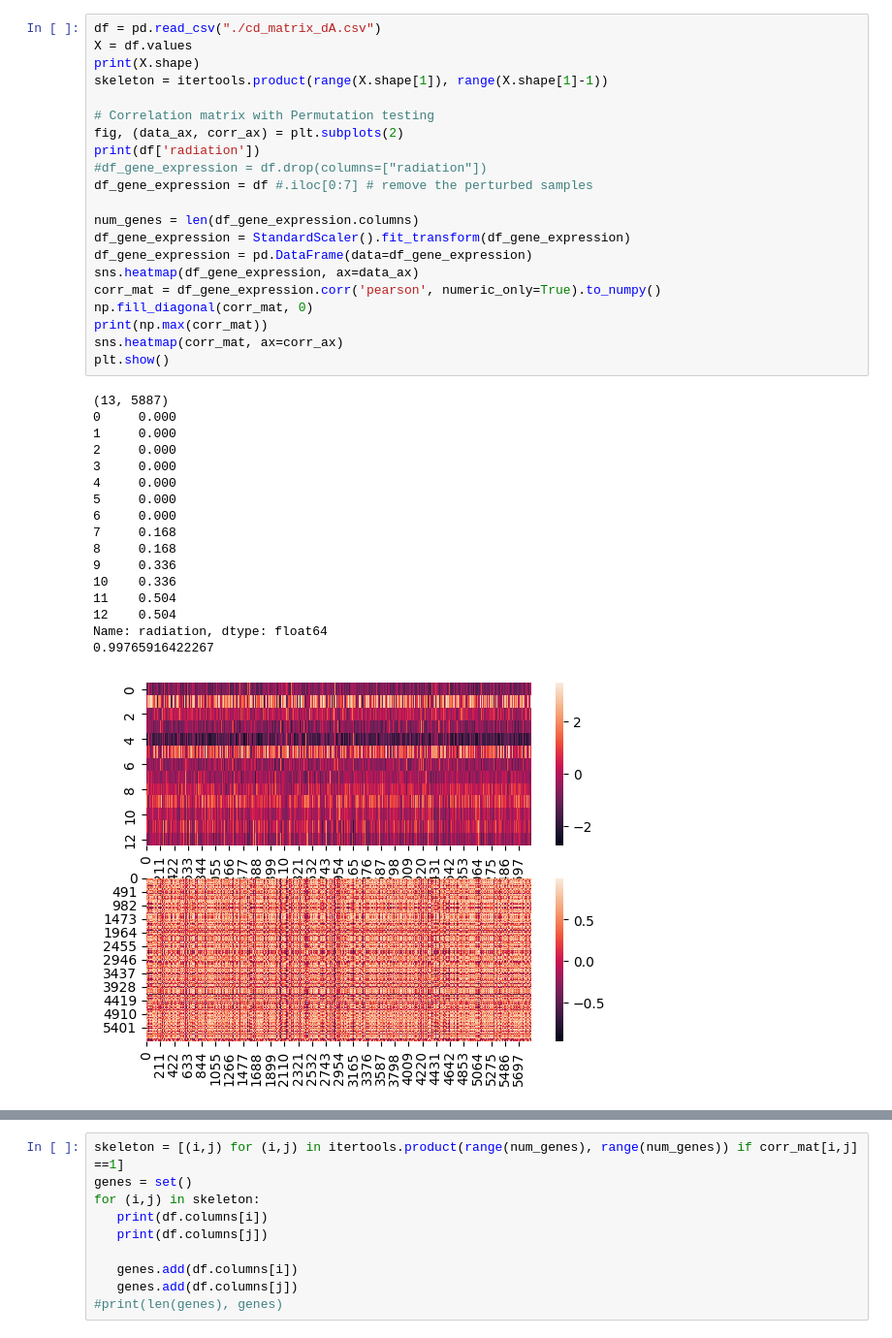
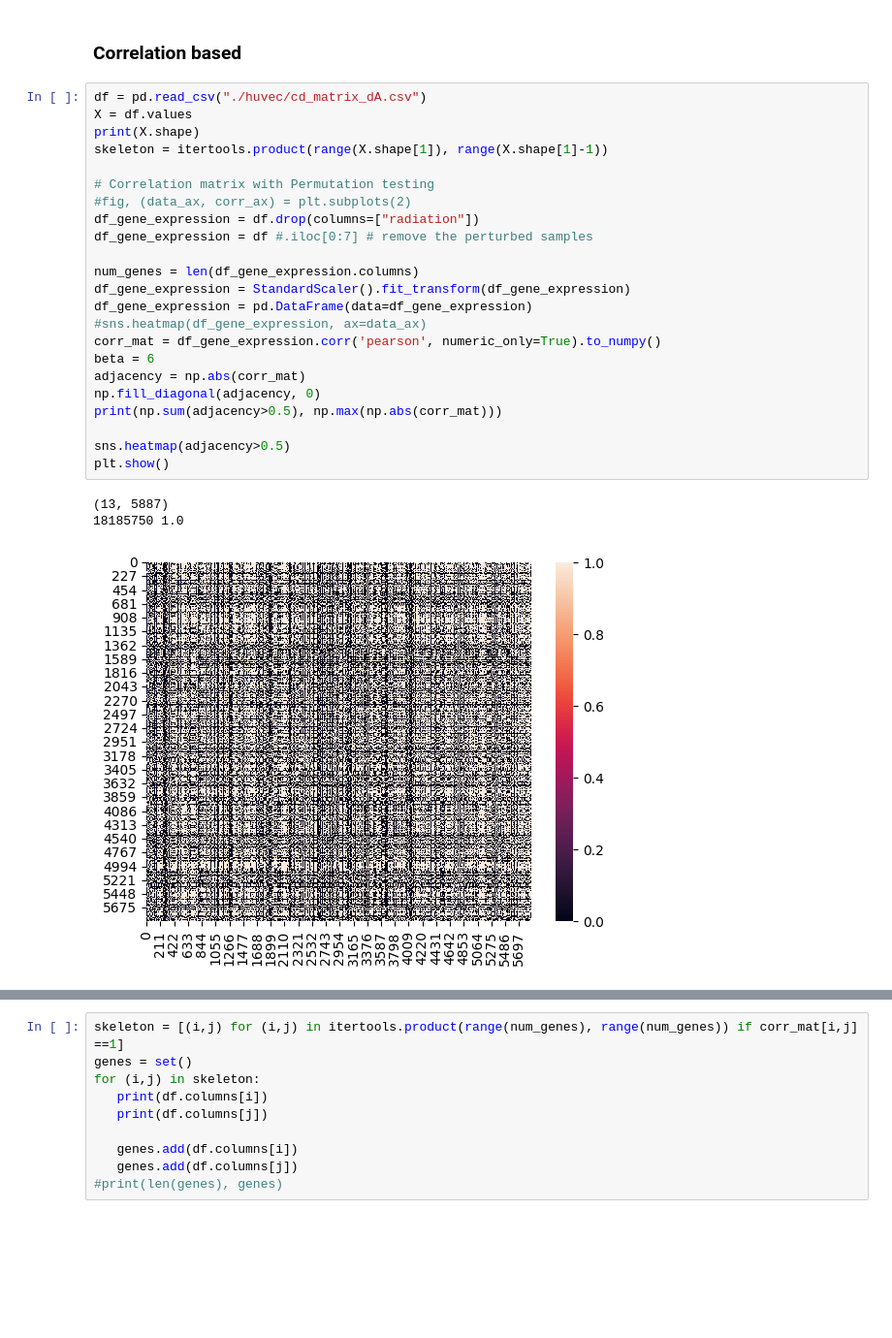
Before and after one commit to shahashka/lucid_cd, a Jupyter notebook: data/superstructure.ipynb, the cells around one changed output, grey strips where cells are left out. Shown at 97% size. Saved outputs shown, nothing was run; the diff lists cells and outputs as text; blank space fills up the shorter version.

Commit message:
huvec checkpoint

```diff
--- a/data/superstructure.ipynb
+++ b/data/superstructure.ipynb
@@ -9,39 +11,29 @@ import matplotlib.pyplot as plt
+# %% [markdown]
+### Correlation based
 # %%
-df = pd.read_csv("./cd_matrix_dA.csv")
+df = pd.read_csv("./huvec/cd_matrix_dA.csv")
 X = df.values
 print(X.shape)
 skeleton = itertools.product(range(X.shape[1]), range(X.shape[1]-1))
 
 # Correlation matrix with Permutation testing
-fig, (data_ax, corr_ax) = plt.subplots(2)
-print(df['radiation'])
-#df_gene_expression = df.drop(columns=["radiation"])
+#fig, (data_ax, corr_ax) = plt.subplots(2)
+df_gene_expression = df.drop(columns=["radiation"])
 df_gene_expression = df #.iloc[0:7] # remove the perturbed samples
 
 num_genes = len(df_gene_expression.columns)
 df_gene_expression = StandardScaler().fit_transform(df_gene_expression)
 df_gene_expression = pd.DataFrame(data=df_gene_expression)
-sns.heatmap(df_gene_expression, ax=data_ax)
+#sns.heatmap(df_gene_expression, ax=data_ax)
 corr_mat = df_gene_expression.corr('pearson', numeric_only=True).to_numpy()
-np.fill_diagonal(corr_mat, 0)
-print(np.max(corr_mat))
-sns.heatmap(corr_mat, ax=corr_ax)
+beta = 6
+adjacency = np.abs(corr_mat)
+np.fill_diagonal(adjacency, 0)
+print(np.sum(adjacency>0.5), np.max(np.abs(corr_mat)))
+
+sns.heatmap(adjacency>0.5)
 plt.show()
 # %% [output]
 (13, 5887)
-0     0.000
-1     0.000
-2     0.000
-3     0.000
-4     0.000
-5     0.000
-6     0.000
-7     0.168
-8     0.168
-9     0.336
-10    0.336
-11    0.504
-12    0.504
-Name: radiation, dtype: float64
-0.99765916422267
+18185750 1.0
-[figure, old version]
+[figure, new version]
```
Also changed, not shown: parts of 23 cells of this notebook, 35 other files.
